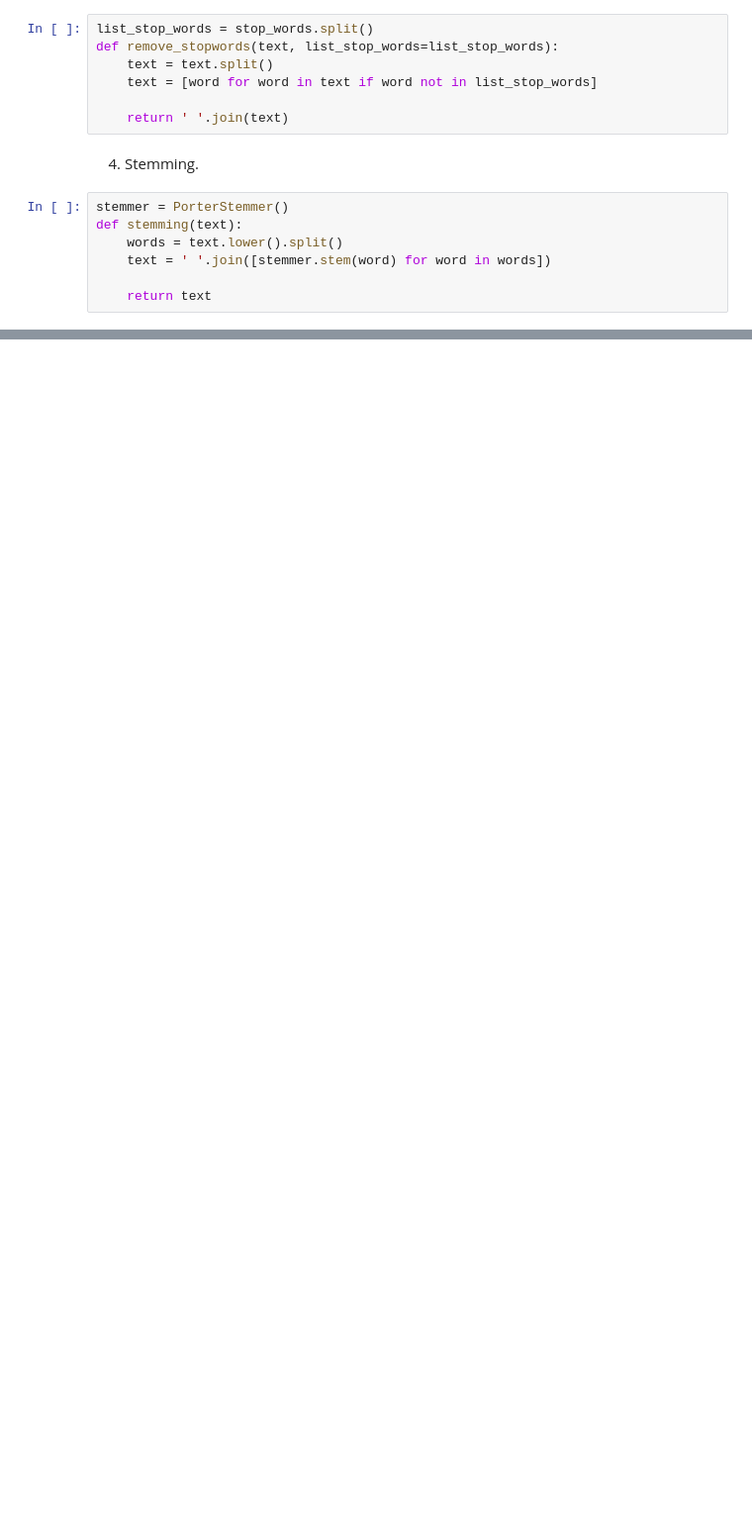
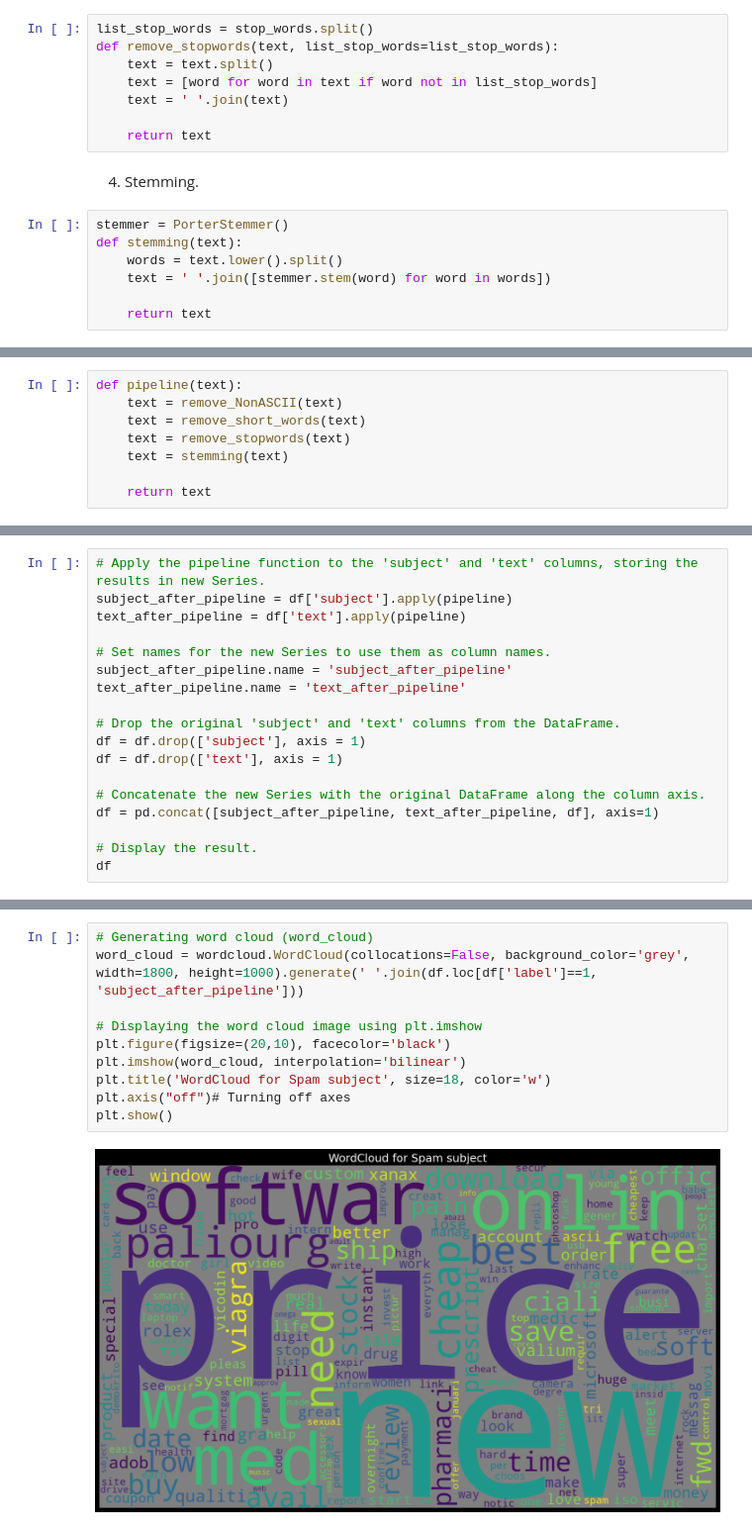
Before and after one commit to rezabungel/Spam-detection-using-MultinomialNB, a Jupyter notebook: code/dataset_preparation_and_analysis.ipynb, the cells around one changed output, grey strips where cells are left out. Shown at 99% size. Saved outputs shown, nothing was run; the diff lists cells and outputs as text; blank space fills up the shorter version.

```diff
--- a/code/dataset_preparation_and_analysis.ipynb
+++ b/code/dataset_preparation_and_analysis.ipynb
@@ -211,8 +211,9 @@ list_stop_words = stop_words.split()
 def remove_stopwords(text, list_stop_words=list_stop_words):
     text = text.split()
     text = [word for word in text if word not in list_stop_words]
+    text = ' '.join(text)
 
-    return ' '.join(text)
+    return text
 # %% [markdown]
 4. Stemming.
 # %%
@@ -224,0 +228,8 @@ def stemming(text):
+# %%
+def pipeline(text):
+    text = remove_NonASCII(text)
+    text = remove_short_words(text)
+    text = remove_stopwords(text)
+    text = stemming(text)
+
+    return text
@@ -224,0 +240,18 @@ def stemming(text):
+# %%
+# Apply the pipeline function to the 'subject' and 'text' columns, storing the results in new Series.
+subject_after_pipeline = df['subject'].apply(pipeline)
+text_after_pipeline = df['text'].apply(pipeline)
+
+# Set names for the new Series to use them as column names.
+subject_after_pipeline.name = 'subject_after_pipeline'
+text_after_pipeline.name = 'text_after_pipeline'
+
+# Drop the original 'subject' and 'text' columns from the DataFrame.
+df = df.drop(['subject'], axis = 1)
+df = df.drop(['text'], axis = 1)
+
+# Concatenate the new Series with the original DataFrame along the column axis.
+df = pd.concat([subject_after_pipeline, text_after_pipeline, df], axis=1)
+
+# Display the result.
+df
@@ -224,0 +282,12 @@ def stemming(text):
+# %%
+# Generating word cloud (word_cloud)
+word_cloud = wordcloud.WordCloud(collocations=False, background_color='grey', width=1800, height=1000).generate(' '.join(df.loc[df['label']==1, 'subject_after_pipeline']))
+
+# Displaying the word cloud image using plt.imshow
+plt.figure(figsize=(20,10), facecolor='black')
+plt.imshow(word_cloud, interpolation='bilinear')
+plt.title('WordCloud for Spam subject', size=18, color='w')
+plt.axis("off")# Turning off axes
+plt.show()
+# %% [output]
+[figure, added]
```
Also changed, not shown: parts of 16 cells of this notebook, 1 other file.
